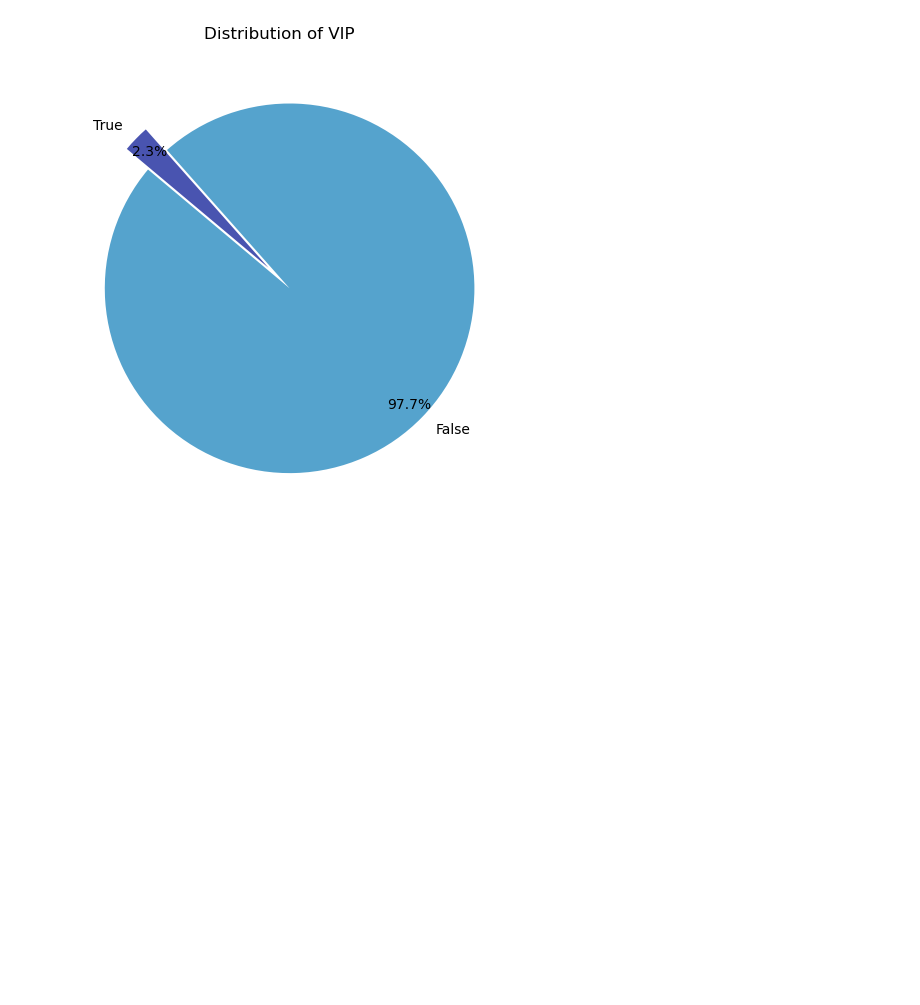
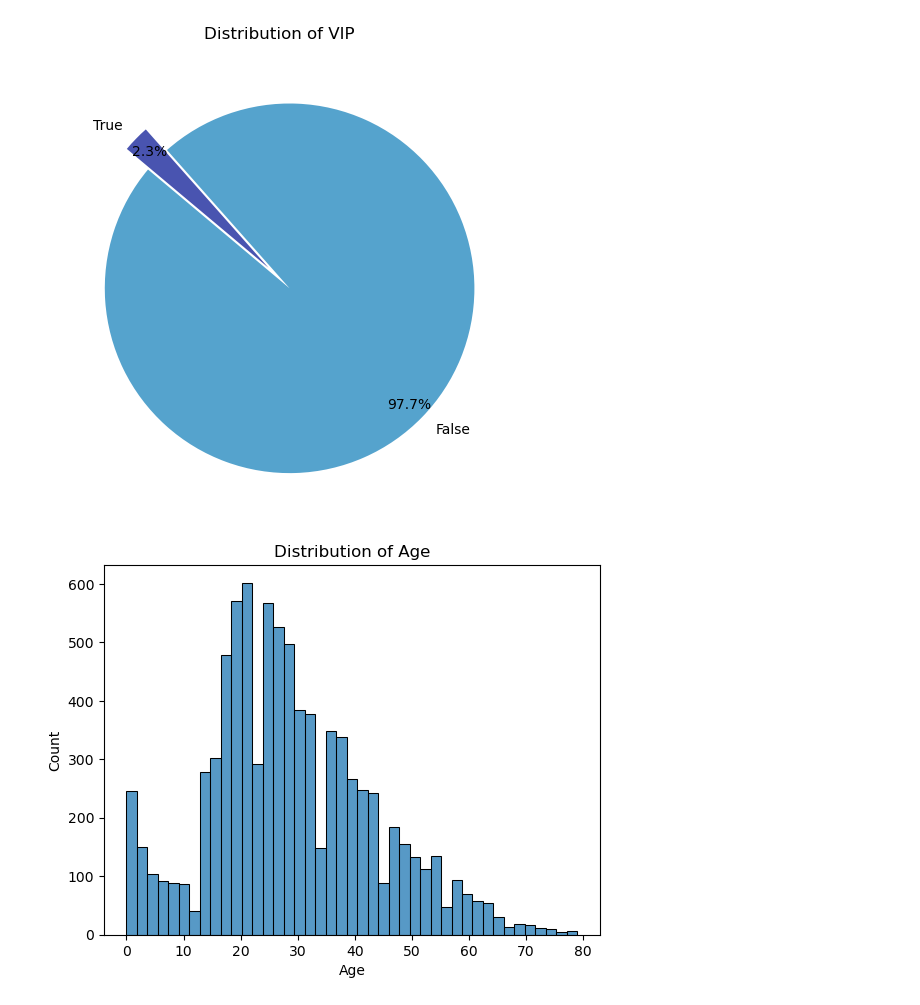
Before and after one commit to musahussain1/Assignment-2-Spaceship-Titanic, a Jupyter notebook: Spaceship Titanic Modeling Code.ipynb, the cells around one changed output. Drawn from its saved outputs; the diff is of its cells as text; code cells hidden in the pictures; blank space fills up the shorter version.

Commit message:
Adding charts for numerical features

```diff
--- a/Spaceship Titanic Modeling Code.ipynb
+++ b/Spaceship Titanic Modeling Code.ipynb
@@ -349,3 +344,10 @@ plot_pie_chart(training_data, 'Destination', color_map='deep')
 plot_pie_chart(training_data, 'VIP', color_map='icefire', pctdistance=0.9, explode_factor=0.08)
 # %% [output]
 [figure]
+# %%
+# Plotting Age
+sns.histplot(training_data.Age)
+plt.title("Distribution of Age")
+plt.show()
+# %% [output]
+[figure, added]
```
Also changed, not shown: parts of 3 cells of this notebook.
